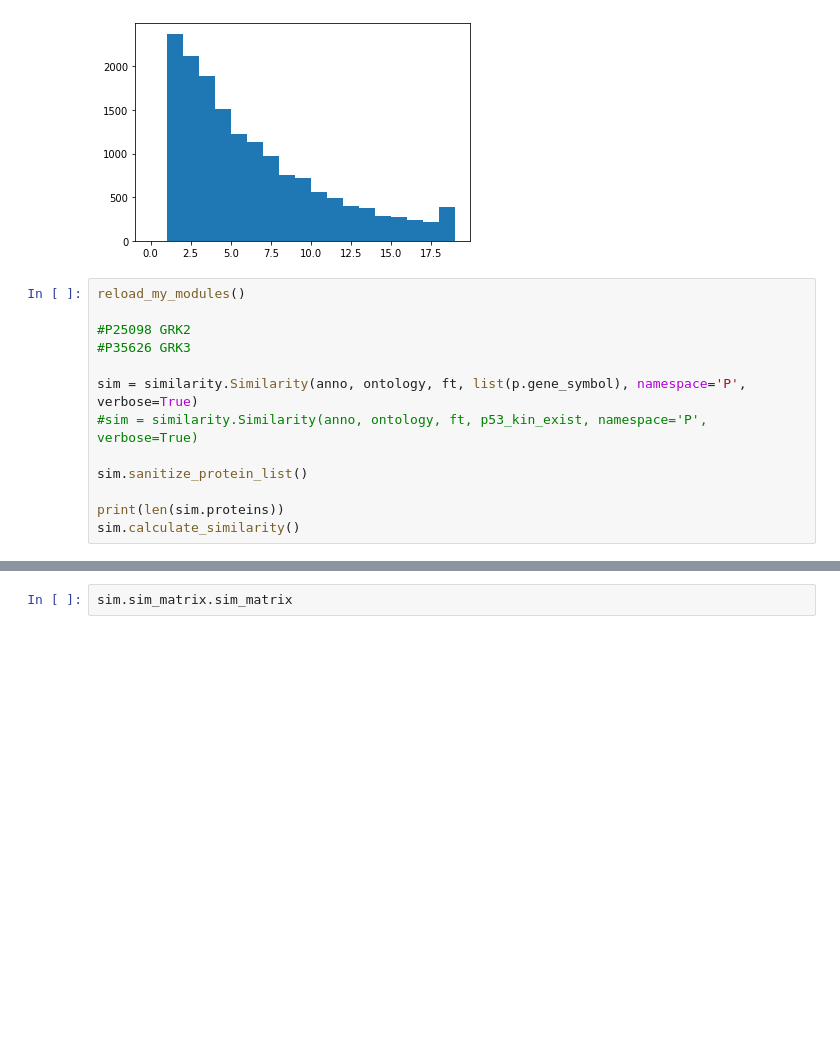
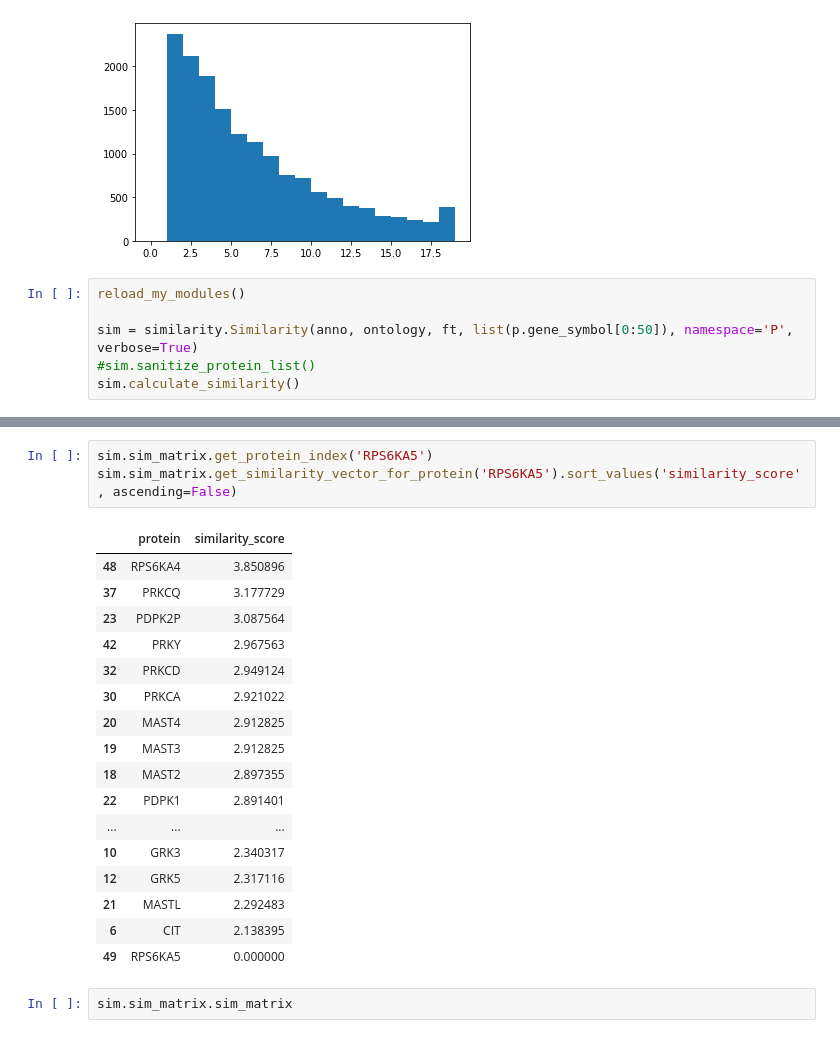
Before and after one commit to ily123/ggid, a Jupyter notebook: onto_scratch.ipynb, the cells around one changed output, grey strips where cells are left out. Drawn from its saved outputs; the diff is of its cells as text; blank space fills up the shorter version.

Commit message:
added getters to similarity matrix container

```diff
--- a/onto_scratch.ipynb
+++ b/onto_scratch.ipynb
@@ -94,14 +94,7 @@ plt.hist([len(v) for k, v in sim.annotations2.items()], bins = range(20))
 # %%
 reload_my_modules()
 
-#P25098 GRK2
-#P35626 GRK3
-
-sim = similarity.Similarity(anno, ontology, ft, list(p.gene_symbol), namespace='P', verbose=True)
-#sim = similarity.Similarity(anno, ontology, ft, p53_kin_exist, namespace='P', verbose=True)
-
-sim.sanitize_protein_list()
-
-print(len(sim.proteins))
+sim = similarity.Similarity(anno, ontology, ft, list(p.gene_symbol[0:50]), namespace='P', verbose=True)
+#sim.sanitize_protein_list()
 sim.calculate_similarity()
 # %% [output]
@@ -114,3 +142,24 @@ sim.sim_matrix.sim_matrix.shape
+# %%
+sim.sim_matrix.get_protein_index('RPS6KA5')
+sim.sim_matrix.get_similarity_vector_for_protein('RPS6KA5').sort_values('similarity_score', ascending=False)
+# %% [output]
+|  | protein | similarity_score |
+| 48 | RPS6KA4 | 3.850896 |
+| 37 | PRKCQ | 3.177729 |
+| 23 | PDPK2P | 3.087564 |
+| 42 | PRKY | 2.967563 |
+| 32 | PRKCD | 2.949124 |
+| 30 | PRKCA | 2.921022 |
+| 20 | MAST4 | 2.912825 |
+| 19 | MAST3 | 2.912825 |
+| 18 | MAST2 | 2.897355 |
+| 22 | PDPK1 | 2.891401 |
+| ... | ... | ... |
+| 10 | GRK3 | 2.340317 |
+| 12 | GRK5 | 2.317116 |
+| 21 | MASTL | 2.292483 |
+| 6 | CIT | 2.138395 |
+| 49 | RPS6KA5 | 0.000000 |
 # %%
 sim.sim_matrix.sim_matrix
 # %% [output]
```
Also changed, not shown: parts of 4 cells of this notebook, 2 other files.
